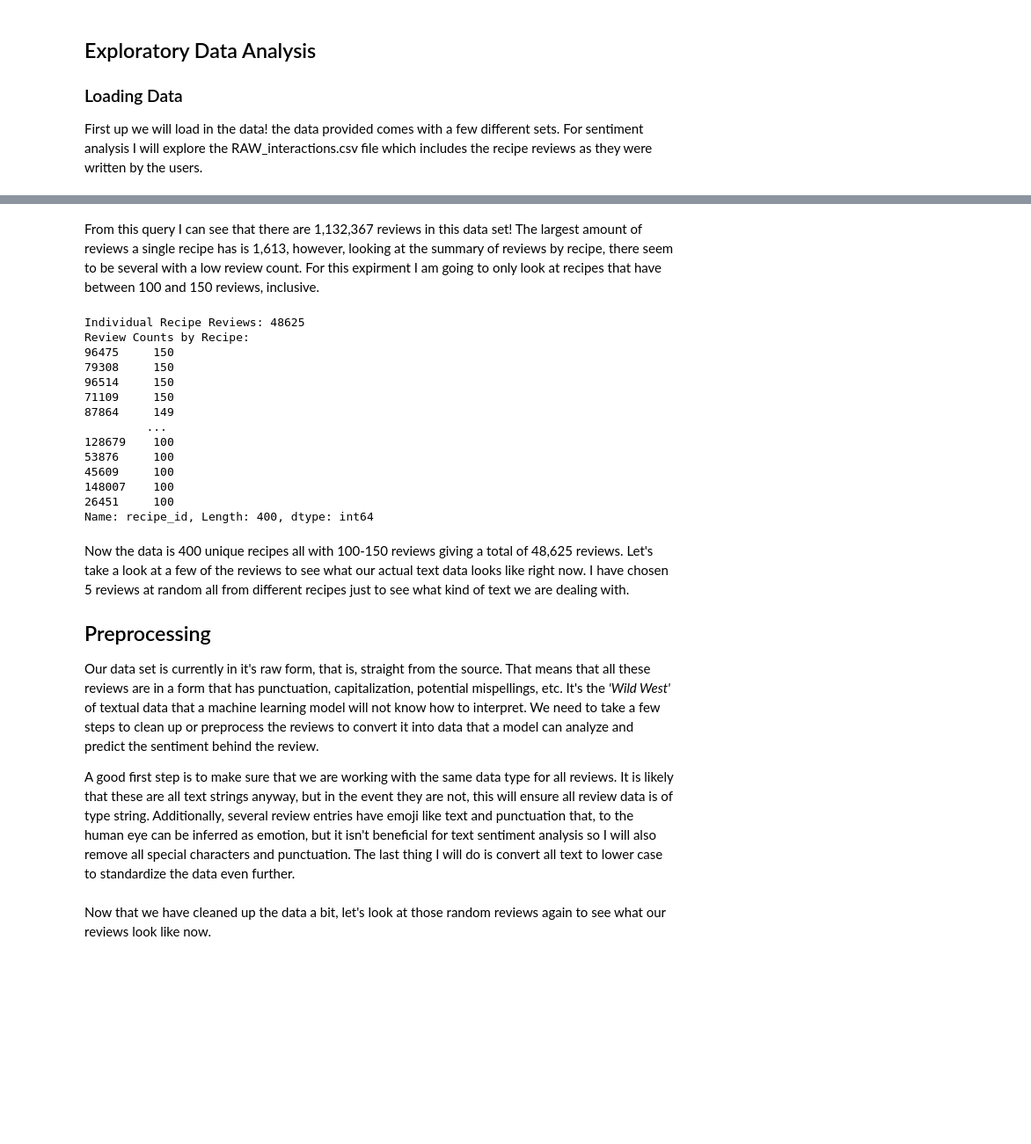
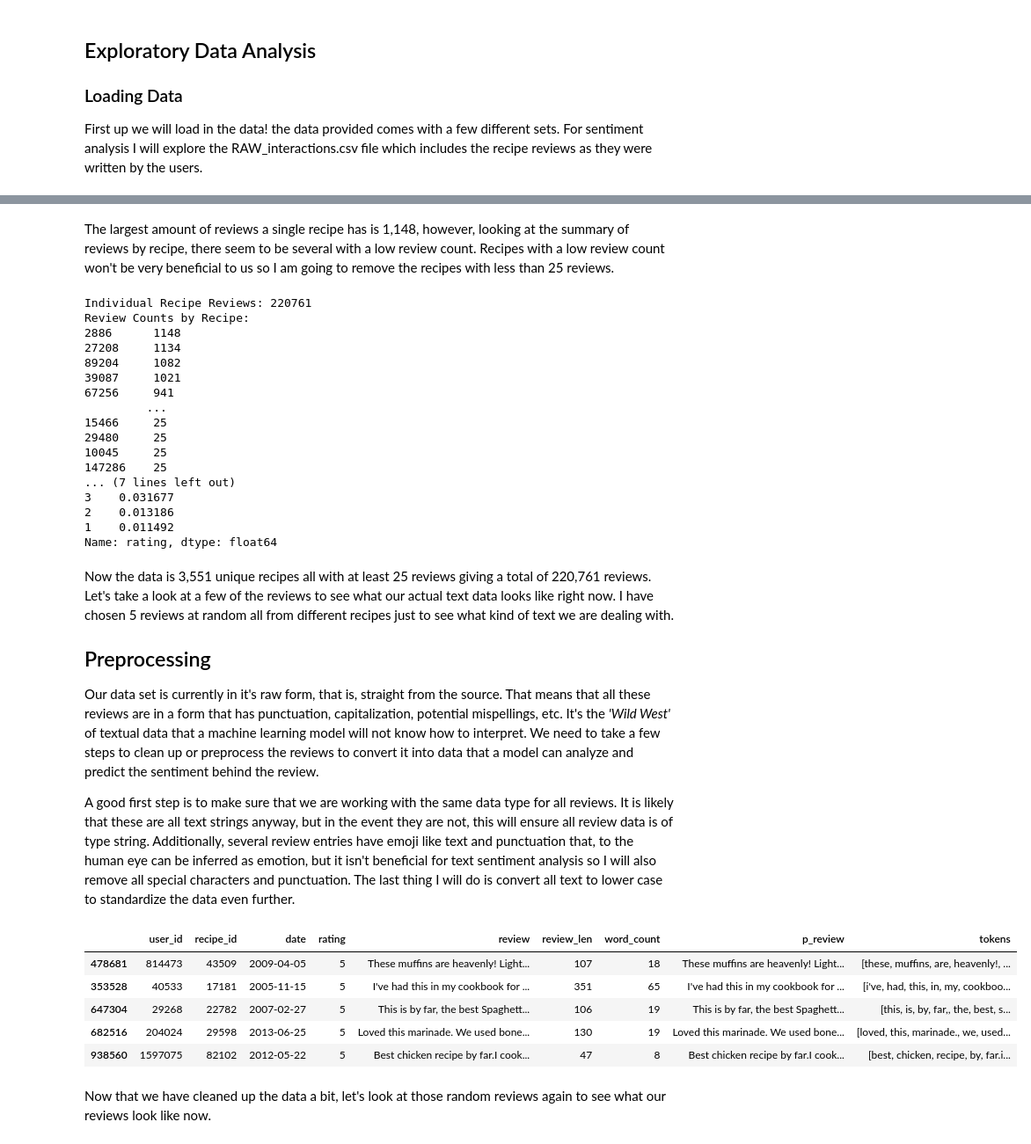
Before and after one commit to chillyssa/NLP-with-Deep-Learning-Project, a Jupyter notebook: project_part1.ipynb, the cells around one changed output, grey strips where cells are left out. Shown at 88% size. Cells and saved outputs as stored; diff of their text form; code cells hidden in the pictures; blank space fills up the shorter version.

```diff
--- a/project_part1.ipynb
+++ b/project_part1.ipynb
@@ -77,12 +110,17 @@ Before diving deeper into the reviews, I will just look at some other values abo
 # %%
 # Remove any null review rows
-df = df[~df["review"].isnull()]
+df_train = df_train[~df_train["review"].isnull()]
 
 # Rows of data
-print('Individual Recipe Reviews: ' + str(len(df)))
+print('Individual Recipe Reviews: ' + str(len(df_train)))
 
 # Reviews of each recipe
-recipe_count = df['recipe_id'].value_counts()
+recipe_count = df_train['recipe_id'].value_counts()
 print('Review Counts by Recipe:')
 print(recipe_count)
+
+# Reviews in each rating level
+review_ratings= df_train['rating'].value_counts()
+print('\nReview Counts by Rating:')
+print(review_ratings)
 # %% [output]
@@ -103,38 +144,55 @@ Name: recipe_id, Length: 231630, dtype: int64
 # %% [markdown]
-From this query I can see that there are 1,132,367 reviews in this data set! The largest amount of reviews a single recipe has is 1,613, however, looking at the summary of reviews by recipe, there seem to be several with a low review count. For this expirment I am going to only look at recipes that have between 100 and 150 reviews, inclusive.
+The largest amount of reviews a single recipe has is 1,148, however, looking at the summary of reviews by recipe, there seem to be several with a low review count. Recipes with a low review count won't be very beneficial to us so I am going to remove the recipes with less than 25 reviews.
 # %%
-df = df[df.groupby('recipe_id')["recipe_id"].transform('size') >= 100]
-df = df[df.groupby('recipe_id')["recipe_id"].transform('size') <= 150]
+df_train = df_train[df_train.groupby('recipe_id')["recipe_id"].transform('size') >= 25]
+
 # Rows of data
-print('Individual Recipe Reviews: ' + str(len(df)))
+print('Individual Recipe Reviews: ' + str(len(df_train)))
 
 # Reviews of each recipe
-recipe_count = df['recipe_id'].value_counts()
+recipe_count = df_train['recipe_id'].value_counts()
 print('Review Counts by Recipe:')
 print(recipe_count)
+
+# Reviews in each rating level
+review_ratings= df_train['rating'].value_counts(normalize=True)
+print('\nReview Counts by Rating:')
+print(review_ratings)
 # %% [output]
-Individual Recipe Reviews: 48625
+Individual Recipe Reviews: 220761
 Review Counts by Recipe:
-96475     150
-79308     150
-96514     150
-71109     150
-87864     149
+2886      1148
+27208     1134
+89204     1082
+39087     1021
+67256     941
          ...
-128679    100
-53876     100
-45609     100
-148007    100
-26451     100
-Name: recipe_id, Length: 400, dtype: int64
+15466     25
+29480     25
+10045     25
+147286    25
+... (7 lines left out)
+3    0.031677
+2    0.013186
+1    0.011492
+Name: rating, dtype: float64
 # %% [markdown]
-Now the data is 400 unique recipes all with 100-150 reviews giving a total of 48,625 reviews. Let's take a look at a few of the reviews to see what our actual text data looks like right now. I have chosen 5 reviews at random all from different recipes just to see what kind of text we are dealing with.
+Now the data is 3,551 unique recipes all with at least 25 reviews giving a total of 220,761 reviews. Let's take a look at a few of the reviews to see what our actual text data looks like right now. I have chosen 5 reviews at random all from different recipes just to see what kind of text we are dealing with.
 
 ## Preprocessing
 
 Our data set is currently in it's raw form, that is, straight from the source. That means that all these reviews are in a form that has punctuation, capitalization, potential mispellings, etc. It's the _'Wild West'_ of textual data that a machine learning model will not know how to interpret. We need to take a few steps to clean up or preprocess the reviews to convert it into data that a model can analyze and predict the sentiment behind the review.
 
 A good first step is to make sure that we are working with the same data type for all reviews. It is likely that these are all text strings anyway, but in the event they are not, this will ensure all review data is of type string.  Additionally, several review entries have emoji like text and punctuation that, to the human eye can be inferred as emotion, but it isn't beneficial for text sentiment analysis so I will also remove all special characters and punctuation. The last thing I will do is convert all text to lower case to standardize the data even further.
+# %%
+df_train.iloc[[93,777,1234,74300,141340]]
+# %% [output]
+|  | user_id | recipe_id | date | rating | review | review_len | word_count | p_review | tokens |
+| 478681 | 814473 | 43509 | 2009-04-05 | 5 | These muffins are heavenly! Light... | 107 | 18 | These muffins are heavenly! Light... | [these, muffins, are, heavenly!, ... |
+| 353528 | 40533 | 17181 | 2005-11-15 | 5 | I've had this in my cookbook for ... | 351 | 65 | I've had this in my cookbook for ... | [i've, had, this, in, my, cookboo... |
+| 647304 | 29268 | 22782 | 2007-02-27 | 5 | This is by far, the best Spaghett... | 106 | 19 | This is by far, the best Spaghett... | [this, is, by, far,, the, best, s... |
+| 682516 | 204024 | 29598 | 2013-06-25 | 5 | Loved this marinade. We used bone... | 130 | 19 | Loved this marinade. We used bone... | [loved, this, marinade., we, used... |
+| 938560 | 1597075 | 82102 | 2012-05-22 | 5 | Best chicken recipe by far.I cook... | 47 | 8 | Best chicken recipe by far.I cook... | [best, chicken, recipe, by, far.i... |
 # %%
 import re
 
```
Also changed, not shown: parts of 20 cells of this notebook.
